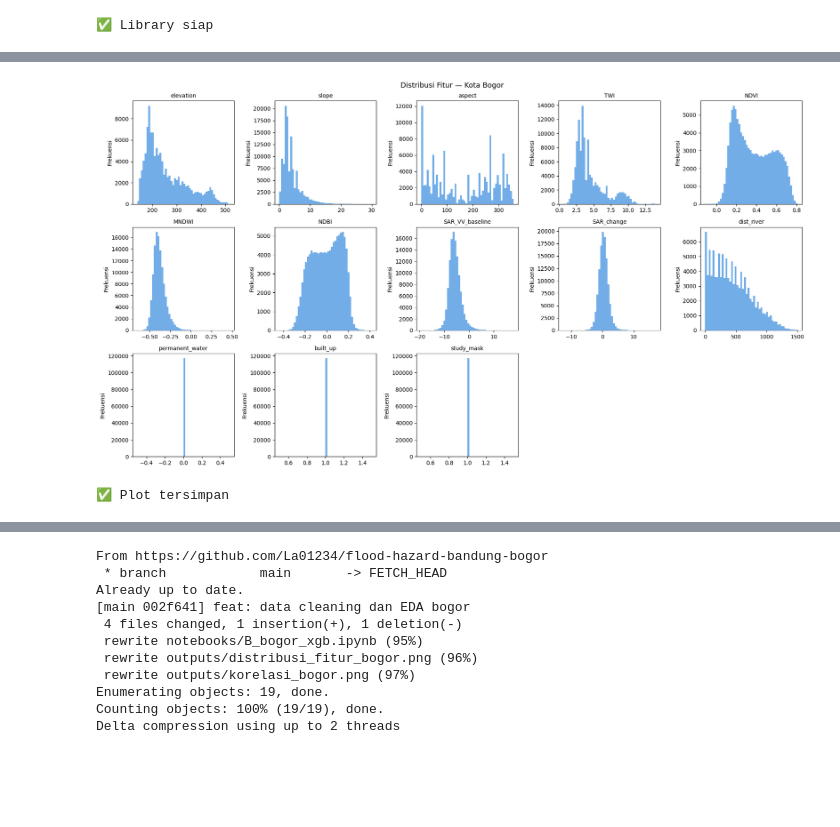
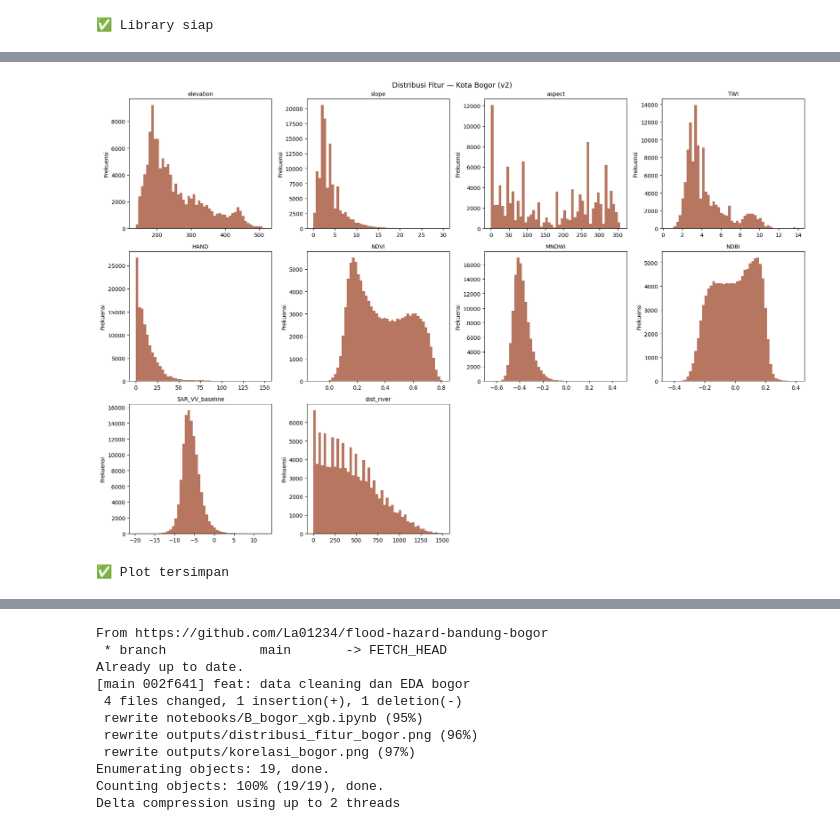
Before and after one commit to La01234/flood-hazard-bandung-bogor, a Jupyter notebook: notebooks/B_bogor_xgb.ipynb, the cells around one changed output, grey strips where cells are left out. Cells and saved outputs as stored; diff of their text form; code cells hidden in the pictures; blank space fills up the shorter version.

Commit message:
feat: data cleaning dan EDA Bogor v2 multi-event + HAND

```diff
--- a/notebooks/B_bogor_xgb.ipynb
+++ b/notebooks/B_bogor_xgb.ipynb
@@ -54,17 +64,17 @@ idx = {name: i for i, name in enumerate(band_names)}
 
 built_up_arr   = data[idx['built_up']]
 perm_water_arr = data[idx['permanent_water']]
-sar_change_arr = data[idx['SAR_change']]
+study_mask_arr = data[idx['study_mask']]
 
-# Study mask = built_up > 0 DAN bukan air permanen
-study_mask = (built_up_arr > 0) & (perm_water_arr != 1)
-
-# Flood label = SAR turun > 2dB DAN bukan air permanen DAN area terbangun
-flood_label_arr = (sar_change_arr < -2) & (perm_water_arr != 1) & (built_up_arr > 0)
+# ✅ Pakai flood_label dari GeoTIFF v2 — hasil multi-event threshold -3
+flood_label_arr = data[idx['flood_label']]
+study_mask      = study_mask_arr > 0
 
 print(f"Total piksel         : {data.shape[1] * data.shape[2]:,}")
 print(f"Piksel study area    : {study_mask.sum():,}")
-print(f"Persentase           : {study_mask.sum() / study_mask.size * 100:.1f}%")
+print(f"Persentase study area: {study_mask.sum() / study_mask.size * 100:.1f}%")
+print(f"Piksel banjir        : {flood_label_arr[study_mask].sum():,.0f}")
+print(f"Rasio banjir         : {flood_label_arr[study_mask].sum() / study_mask.sum() * 100:.1f}%")
 # %% [output]
 Total piksel         : 259,780
 Piksel study area    : 117,120
@@ -72,9 +84,18 @@ Persentase           : 45.1%
 # %%
-X_raw = data[:, study_mask].T   # (n_pixels, 14)
+#SAR_change dikeluarkan dari fitur (leakage) — konsisten Bandung
+feature_cols = [
+    'elevation', 'slope', 'aspect', 'TWI', 'HAND',
+    'NDVI', 'MNDWI', 'NDBI',
+    'SAR_VV_baseline',
+    # SAR_change dikeluarkan
+    'dist_river'
+]
 
-feature_cols = band_names[:-1]  # semua kecuali flood_label
-X = X_raw[:, :-1]               # fitur
-y = flood_label_arr[study_mask].astype(int)  # label baru
+X_raw = data[:, study_mask].T
+
+feat_indices = [idx[col] for col in feature_cols]
+X = X_raw[:, feat_indices]
+y = flood_label_arr[study_mask].astype(int)
 
 print(f"Shape X : {X.shape}")
 print(f"Shape y : {y.shape}")
@@ -120,7 +138,7 @@ df.replace([np.inf, -np.inf], np.nan, inplace=True)
 for col in df.columns:
     if df[col].isnull().any():
         median_val = df[col].median()
-        df[col].fillna(median_val, inplace=True)
+        df[col]    = df[col].fillna(median_val)
         print(f"  {col}: diisi median = {median_val:.3f}")
 
 print(f"\n✅ Missing values setelah cleaning: {df.isnull().sum().sum()}")
@@ -158,22 +169,24 @@ max         1.0         1.0
 # %%
-fig, axes = plt.subplots(3, 5, figsize=(18, 10))
+os.makedirs('outputs', exist_ok=True)
+
+fig, axes = plt.subplots(3, 4, figsize=(18, 12))
 axes = axes.flatten()
 
 for i, col in enumerate(feature_cols):
-    axes[i].hist(df[col], bins=50, color='#378ADD', alpha=0.7, edgecolor='none')
+    axes[i].hist(df[col], bins=50, color='#993C1D', alpha=0.7, edgecolor='none')
     axes[i].set_title(col, fontsize=10)
     axes[i].set_ylabel('Frekuensi')
 
 for j in range(len(feature_cols), len(axes)):
     fig.delaxes(axes[j])
 
-plt.suptitle(f'Distribusi Fitur — Kota {CITY.title()}', fontsize=13)
+plt.suptitle(f'Distribusi Fitur — Kota {CITY.title()} (v2)', fontsize=13)
 plt.tight_layout()
 plt.savefig(f'outputs/distribusi_fitur_{CITY}.png', dpi=150, bbox_inches='tight')
 plt.show()
 print("✅ Plot tersimpan")
 # %% [output]
-[figure, old version]
+[figure, new version]
 ✅ Plot tersimpan
 # %%
 fig, ax = plt.subplots(figsize=(12, 10))
```
Also changed, not shown: parts of 15 cells of this notebook, 3 other files.
